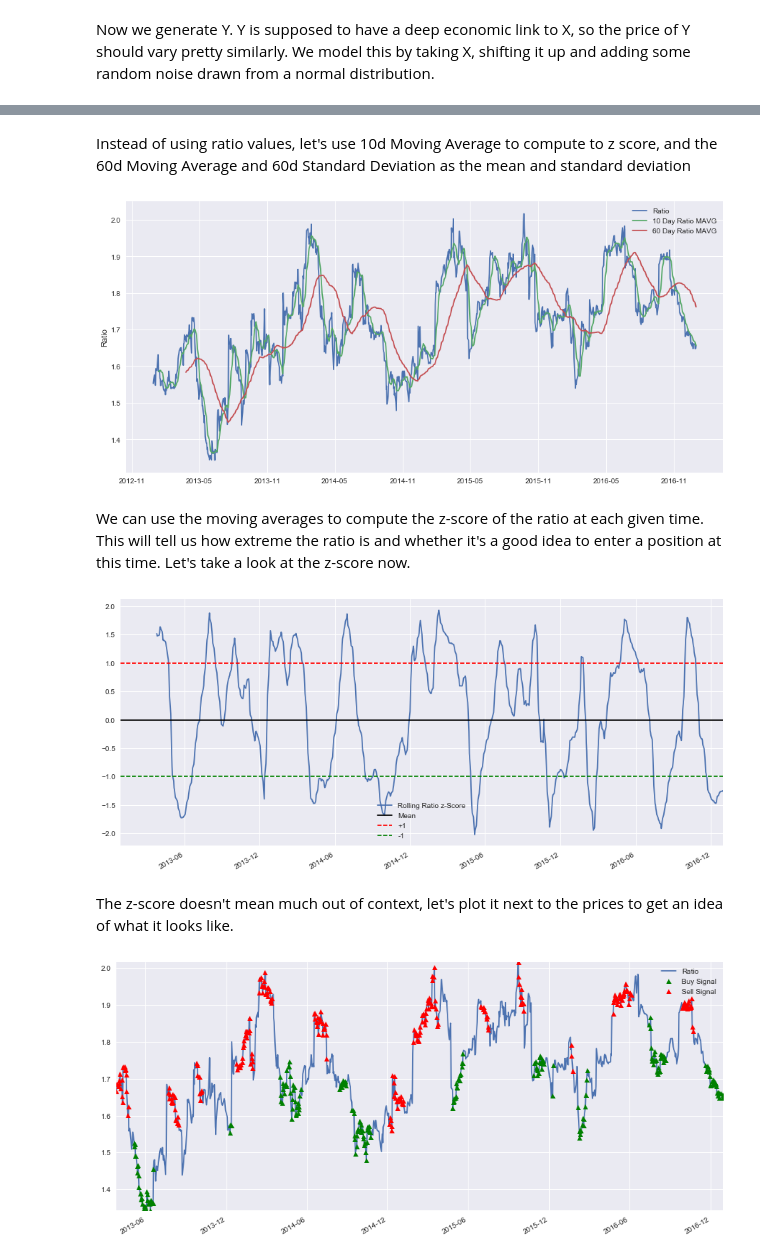
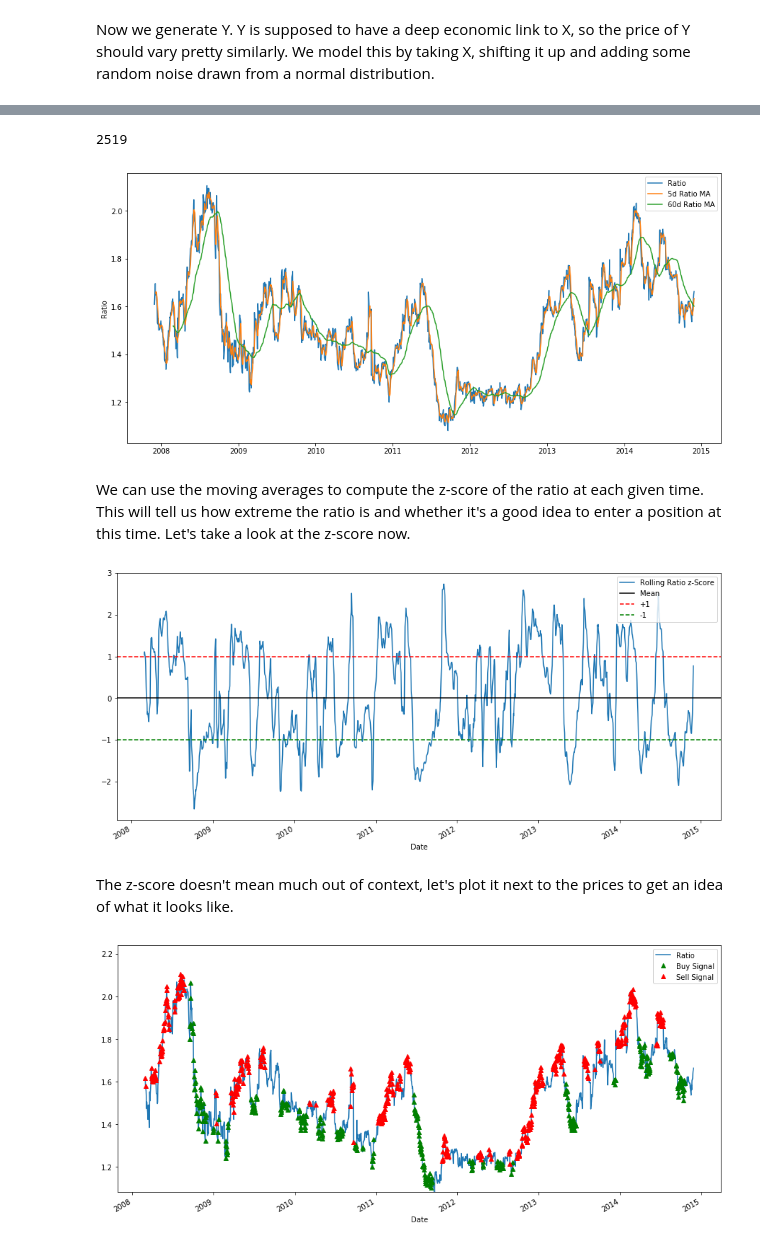
Before and after one commit to Auquan/Tutorials, a Jupyter notebook: Pairs Trading.ipynb, the cells around one changed output, grey strips where cells are left out. Drawn from its saved outputs; the diff is of its cells as text; code cells hidden in the pictures.

```diff
--- a/Pairs Trading.ipynb
+++ b/Pairs Trading.ipynb
@@ -281,65 +223,68 @@ This is just the tip of the iceberg, and only a very simplistic example to illus
-# %% [markdown]
-Instead of using ratio values, let's use 10d Moving Average to compute to z score, and the 60d Moving Average and 60d Standard Deviation as the mean and standard deviation
+# %%
+ratios = data['ADBE'] / data['MSFT']
+print(len(ratios))
+train = ratios[:1762]
+test = ratios[1762:]
+# %% [output]
+2519
 # %%
-# Get the price ratio between the 2 stocks
-ratios = S1 / S2
-ratios.name = 'ratio'
+ratios_mavg5 = train.rolling(window=5,
+                               center=False).mean()
 
-# Get the 10 day moving average of the price ratio
-ratios_mavg10 = ratios.rolling(window=10,center=False).mean()
-ratios_mavg10.name = 'ratio 10d mavg'
+ratios_mavg60 = train.rolling(window=60,
+                               center=False).mean()
 
-# Get the 60 day moving average
-ratios_mavg60 = ratios.rolling(window=60,center=False).mean()
-ratios_mavg60.name = 'ratio 60d mavg'
+std_60 = train.rolling(window=60,
+                        center=False).std()
 
+zscore_60_5 = (ratios_mavg5 - ratios_mavg60)/std_60
 plt.figure(figsize=(15,7))
-plt.plot(ratios.index, ratios.values)
-plt.plot(ratios_mavg10.index, ratios_mavg10.values)
+plt.plot(train.index, train.values)
+plt.plot(ratios_mavg5.index, ratios_mavg5.values)
 plt.plot(ratios_mavg60.index, ratios_mavg60.values)
 
-plt.legend(['Ratio','10 Day Ratio MAVG', '60 Day Ratio MAVG'])
+plt.legend(['Ratio','5d Ratio MA', '60d Ratio MA'])
 
 plt.ylabel('Ratio')
 plt.show()
 # %% [output]
-[figure, old version]
+[figure, new version]
 # %% [markdown]
 We can use the moving averages to compute the z-score of the ratio at each given time. This will tell us how extreme the ratio is and whether it's a good idea to enter a position at this time. Let's take a look at the z-score now.
 # %%
 # Take a rolling 60 day standard deviation
-std_60 = ratios.rolling(window=60,center=False).std()
+std_60 = train.rolling(window=60,center=False).std()
 std_60.name = 'std 60d'
 
 # Compute the z score for each day
-zscore_60_10 = (ratios_mavg10 - ratios_mavg60)/std_60
-zscore_60_10.name = 'z-score'
+zscore_60_5 = (ratios_mavg5 - ratios_mavg60)/std_60
+zscore_60_5.name = 'z-score'
 
 plt.figure(figsize=(15,7))
-zscore_60_10.plot()
+zscore_60_5.plot()
 plt.axhline(0, color='black')
 plt.axhline(1.0, color='red', linestyle='--')
 plt.axhline(-1.0, color='green', linestyle='--')
 plt.legend(['Rolling Ratio z-Score', 'Mean', '+1', '-1'])
 plt.show()
 # %% [output]
-[figure, old version]
+[figure, new version]
 # %% [markdown]
 The z-score doesn't mean much out of context, let's plot it next to the prices to get an idea of what it looks like.
 # %%
 # Plot the ratios and buy and sell signals from z score
 plt.figure(figsize=(15,7))
 
-ratios[60:].plot()
-buy = ratios.copy()
-sell = ratios.copy()
-buy[zscore_60_10>-1] = 0
-sell[zscore_60_10<1] = 0
+train[60:].plot()
+buy = train.copy()
+sell = train.copy()
+buy[zscore_60_5>-1] = 0
+sell[zscore_60_5<1] = 0
 buy[60:].plot(color='g', linestyle='None', marker='^')
 sell[60:].plot(color='r', linestyle='None', marker='^')
 x1,x2,y1,y2 = plt.axis()
 plt.axis((x1,x2,ratios.min(),ratios.max()))
 plt.legend(['Ratio', 'Buy Signal', 'Sell Signal'])
 plt.show()
 # %% [output]
-[figure, old version]
+[figure, new version]
```
Also changed, not shown: parts of 52 cells of this notebook.
